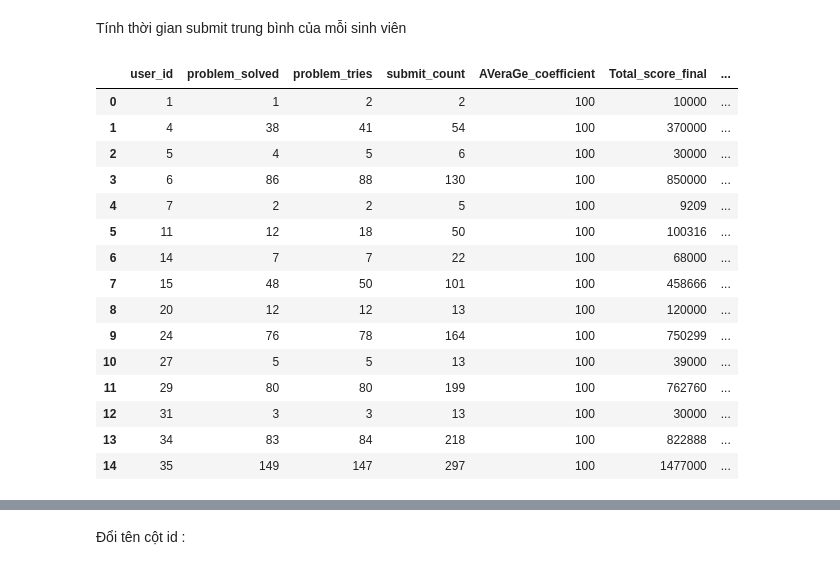
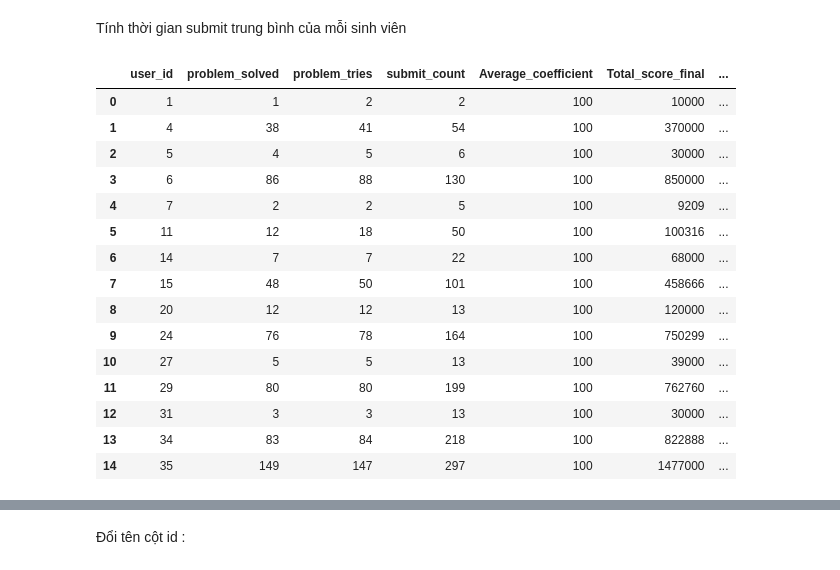
Before and after one commit to hohaithuy/CS114.L22.KHCL, a Jupyter notebook: Assignments/Assignments4/Dudoaniemcuoiky2.ipynb, the cells around one changed output, grey strips where cells are left out. Cells and saved outputs as stored; diff of their text form; code cells hidden in the pictures.

```diff
--- a/Assignments/Assignments4/Dudoaniemcuoiky2.ipynb
+++ b/Assignments/Assignments4/Dudoaniemcuoiky2.ipynb
@@ -382,10 +382,10 @@ time_1=engine_time.execute("SELECT AVG(time_to_solve_a_problem) FROM user_time
 time_1=[i[0] for i in time_1]
 # %%
 df_main = pd.DataFrame(list(zip(l0,l1, l2,l3,l4,l5,l6,time_1)),
-               columns =['user_id','problem_solved', 'problem_tries','submit_count','AVeraGe_coefficient','Total_score_final','submit_fullscore_count','average_time_to_solve'])
+               columns =['user_id','problem_solved', 'problem_tries','submit_count','Average_coefficient','Total_score_final','submit_fullscore_count','average_time_to_solve'])
 df_main.head(15)
 # %% [output]
-|  | user_id | problem_solved | problem_tries | submit_count | AVeraGe_coefficient | Total_score_final | ... |
+|  | user_id | problem_solved | problem_tries | submit_count | Average_coefficient | Total_score_final | ... |
 | 0 | 1 | 1 | 2 | 2 | 100 | 10000 | ... |
 | 1 | 4 | 38 | 41 | 54 | 100 | 370000 | ... |
 | 2 | 5 | 4 | 5 | 6 | 100 | 30000 | ... |
```
Also changed, not shown: parts of 21 cells of this notebook.
